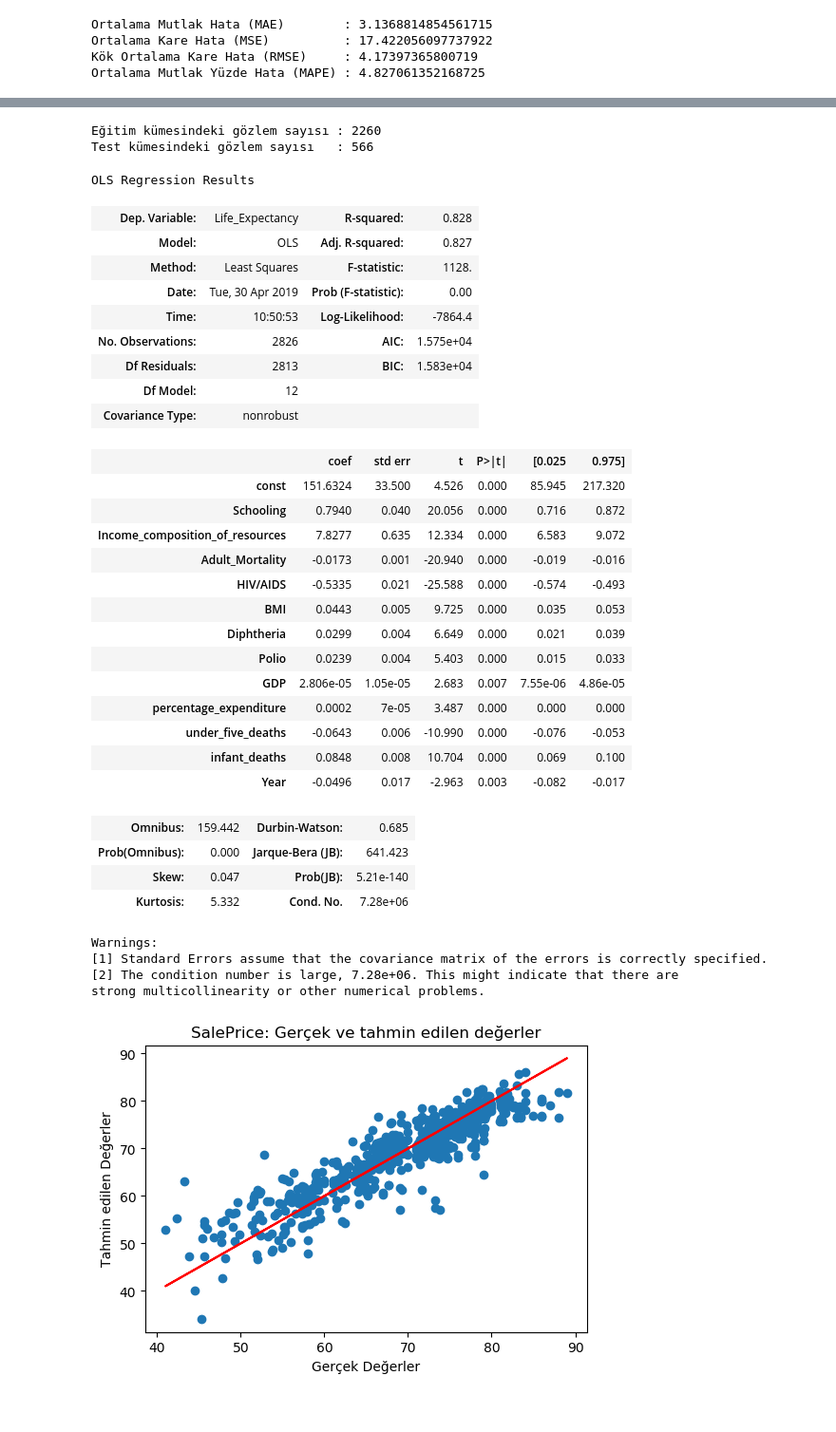
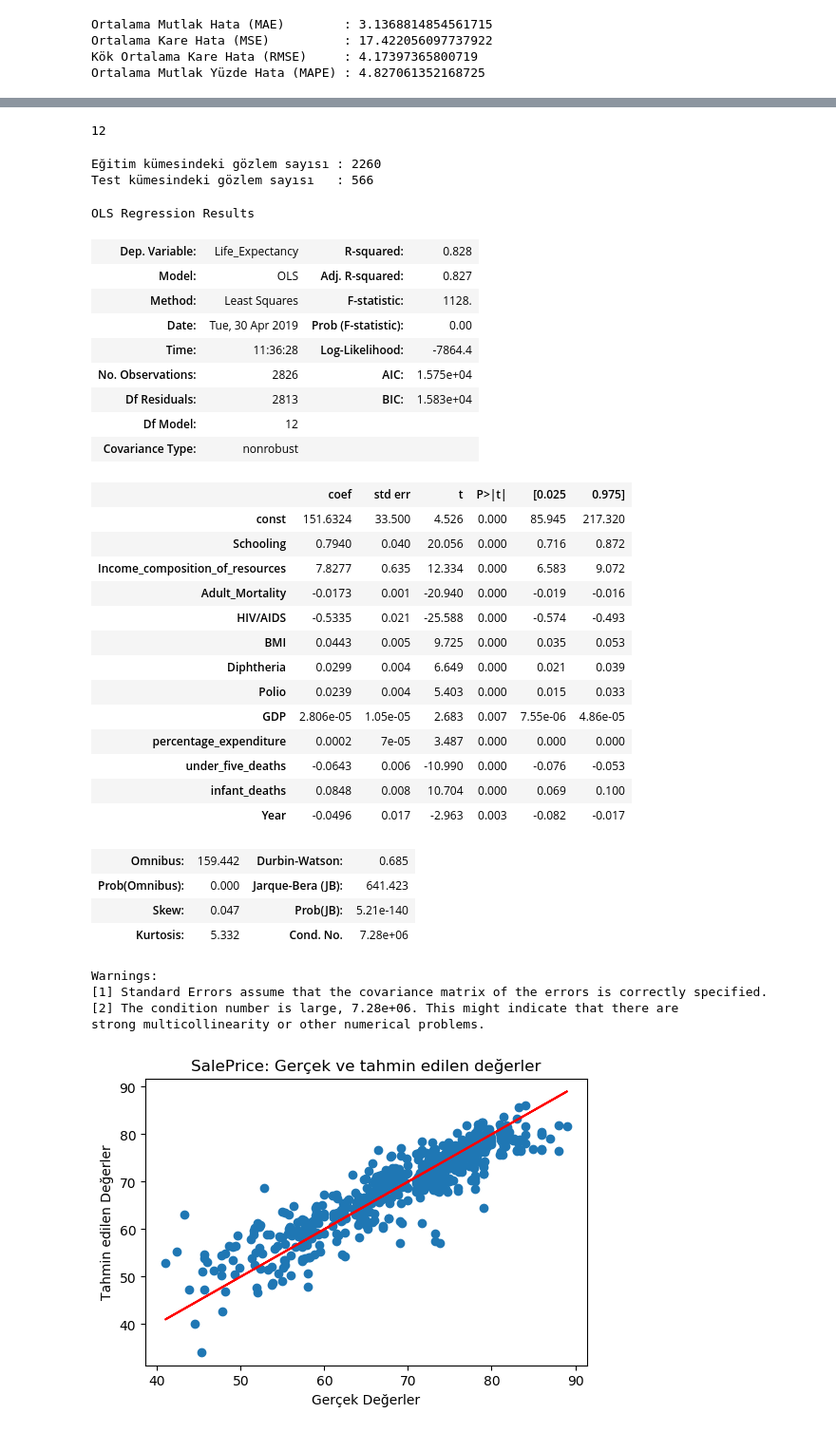
Before and after one commit to EceDolen/Proje-2-, a Jupyter notebook: proje 2 LifeExpectancyData-ASIL.ipynb, the cells around one changed output, grey strips where cells are left out. Shown at 95% size. Cells and saved outputs as stored; diff of their text form; code cells hidden in the pictures.

```diff
--- a/proje 2 LifeExpectancyData-ASIL.ipynb
+++ b/proje 2 LifeExpectancyData-ASIL.ipynb
@@ -410,5 +419,9 @@ anlamli_degerler = list(pDegeri[pDegeri<= 0.05].index)
 # %%
 anlamli_degerler= anlamli_degerler[1:]
+# %%
+len(anlamli_degerler)
+# %% [output]
+12
 # %%
 y_anlamli = LifeExpectancyData_num['Life_Expectancy']
 X_anlamli = LifeExpectancyData_num[anlamli_degerler]
@@ -422,15 +435,15 @@ Eğitim kümesindeki gözlem sayısı : 2260
 Test kümesindeki gözlem sayısı   : 566
 # %%
 X_anlamli = sm.add_constant(X_anlamli)
-anlamli_18degiskenli_model = sm.OLS(y_anlamli, X_anlamli).fit()
-anlamli_18degiskenli_model.summary()
+anlamli_12degiskenli_model = sm.OLS(y_anlamli, X_anlamli).fit()
+anlamli_12degiskenli_model.summary()
 # %% [output]
 OLS Regression Results
 | Dep. Variable: | Life_Expectancy | R-squared: | 0.828 |
 | Model: | OLS | Adj. R-squared: | 0.827 |
 | Method: | Least Squares | F-statistic: | 1128. |
 | Date: | Tue, 30 Apr 2019 | Prob (F-statistic): | 0.00 |
-| Time: | 10:50:53 | Log-Likelihood: | -7864.4 |
+| Time: | 11:36:28 | Log-Likelihood: | -7864.4 |
 | No. Observations: | 2826 | AIC: | 1.575e+04 |
 | Df Residuals: | 2813 | BIC: | 1.583e+04 |
 | Df Model: | 12 |  |  |
```
Also changed, not shown: parts of 23 cells of this notebook.
